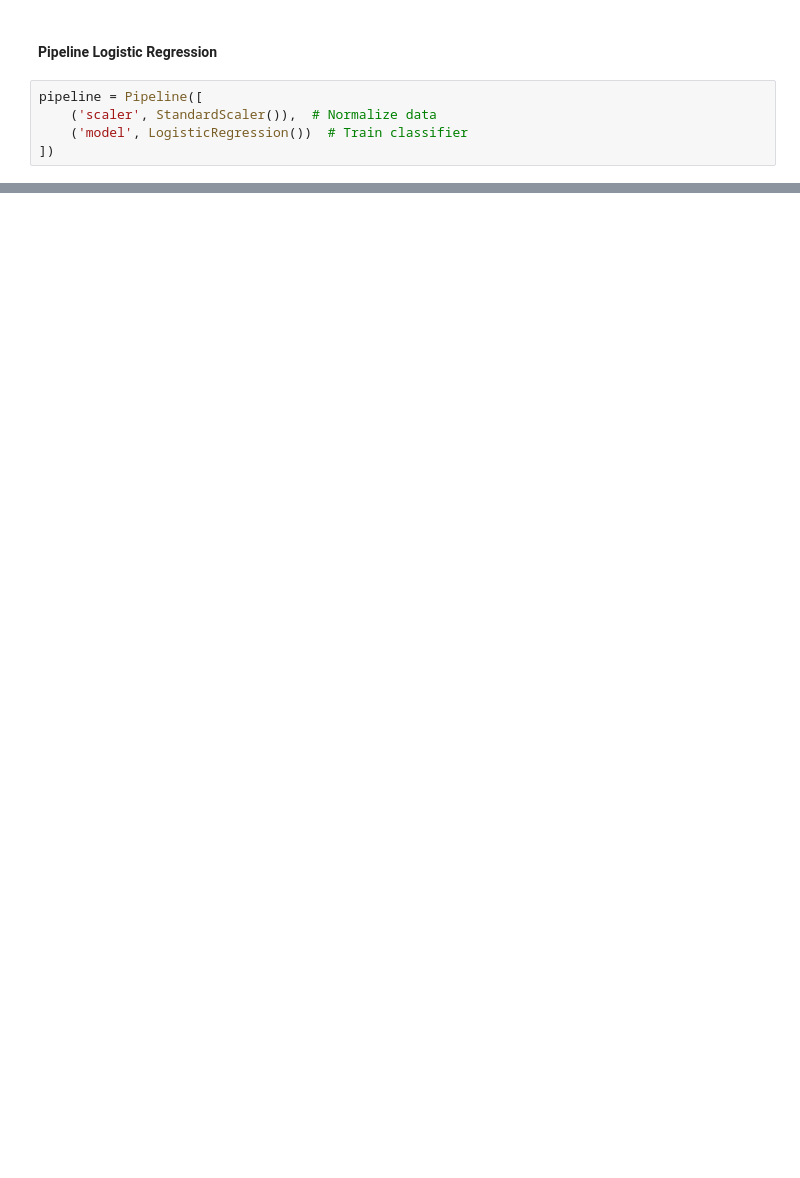
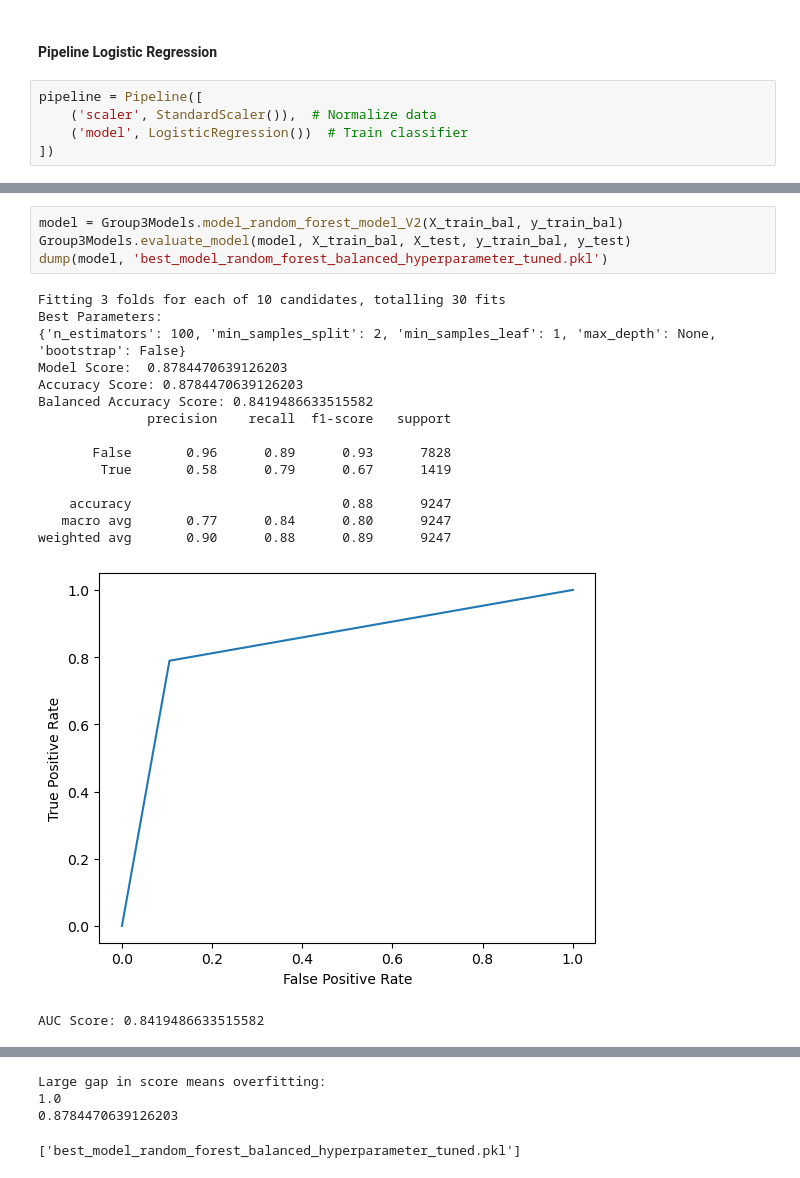
Before and after one commit to DaxKelson/aibootcampGroup3Project2, a Jupyter notebook: Project2.ipynb, the cells around one changed output, grey strips where cells are left out. Cells and saved outputs as stored; diff of their text form; blank space fills up the shorter version.

```diff
--- a/Project2.ipynb
+++ b/Project2.ipynb
@@ -218,0 +508,21 @@ print("Test Accuracy test:", pipeline.score(X_test, y_test))
+# %%
+model = Group3Models.model_random_forest_model_V2(X_train_bal, y_train_bal)
+Group3Models.evaluate_model(model, X_train_bal, X_test, y_train_bal, y_test)
+dump(model, 'best_model_random_forest_balanced_hyperparameter_tuned.pkl')
+# %% [output]
+Fitting 3 folds for each of 10 candidates, totalling 30 fits
+Best Parameters:
+{'n_estimators': 100, 'min_samples_split': 2, 'min_samples_leaf': 1, 'max_depth': None, 'bootstrap': False}
+Model Score:  0.8784470639126203
+Accuracy Score: 0.8784470639126203
+Balanced Accuracy Score: 0.8419486633515582
+              precision    recall  f1-score   support
+
+       False       0.96      0.89      0.93      7828
+        True       0.58      0.79      0.67      1419
+
+    accuracy                           0.88      9247
+   macro avg       0.77      0.84      0.80      9247
+weighted avg       0.90      0.88      0.89      9247
+[figure, added]
+AUC Score: 0.8419486633515582
@@ -218,0 +530,4 @@ print("Test Accuracy test:", pipeline.score(X_test, y_test))
+Large gap in score means overfitting:
+1.0
+0.8784470639126203
+['best_model_random_forest_balanced_hyperparameter_tuned.pkl']
```
Also changed, not shown: parts of 21 cells of this notebook, 11 other files.
